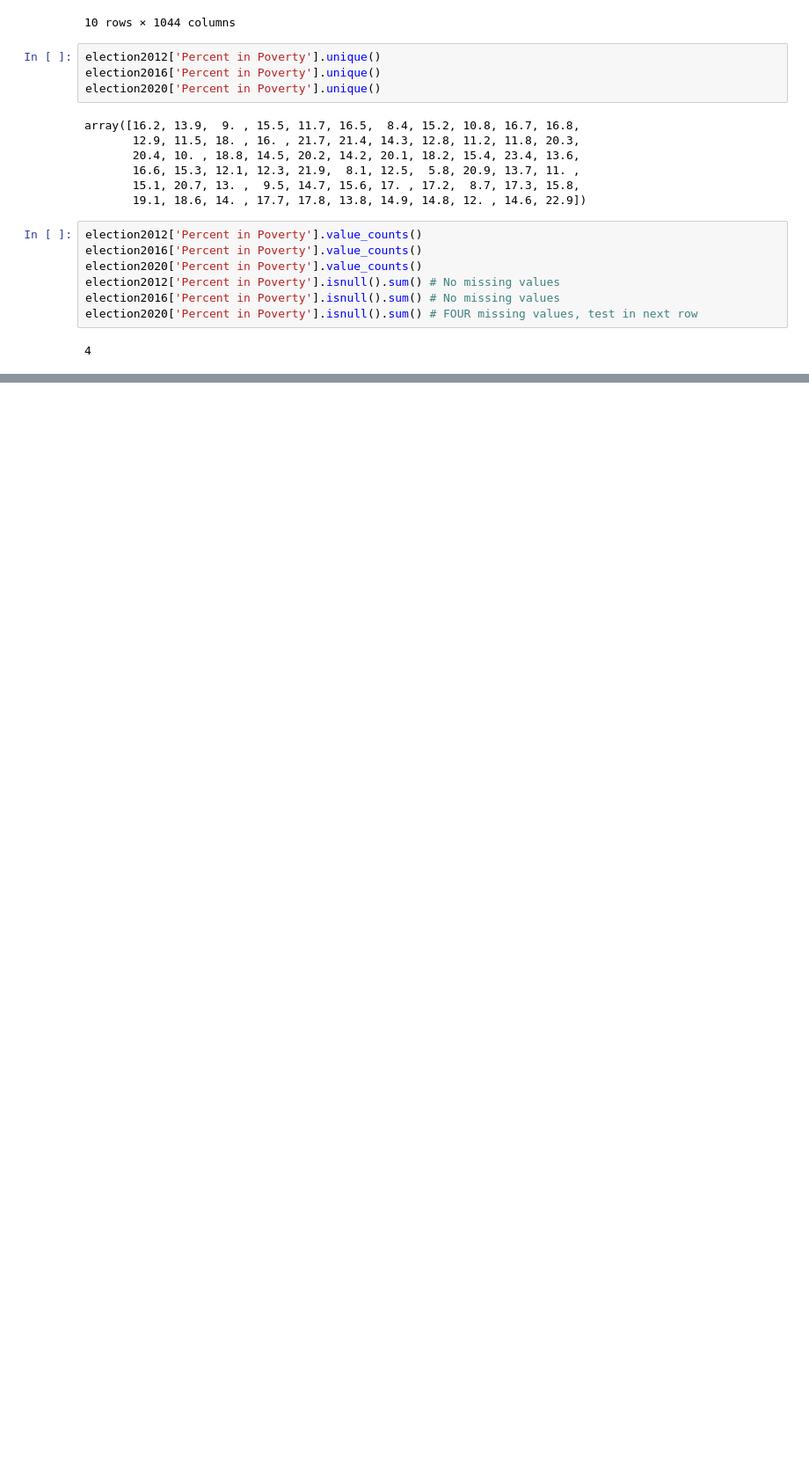
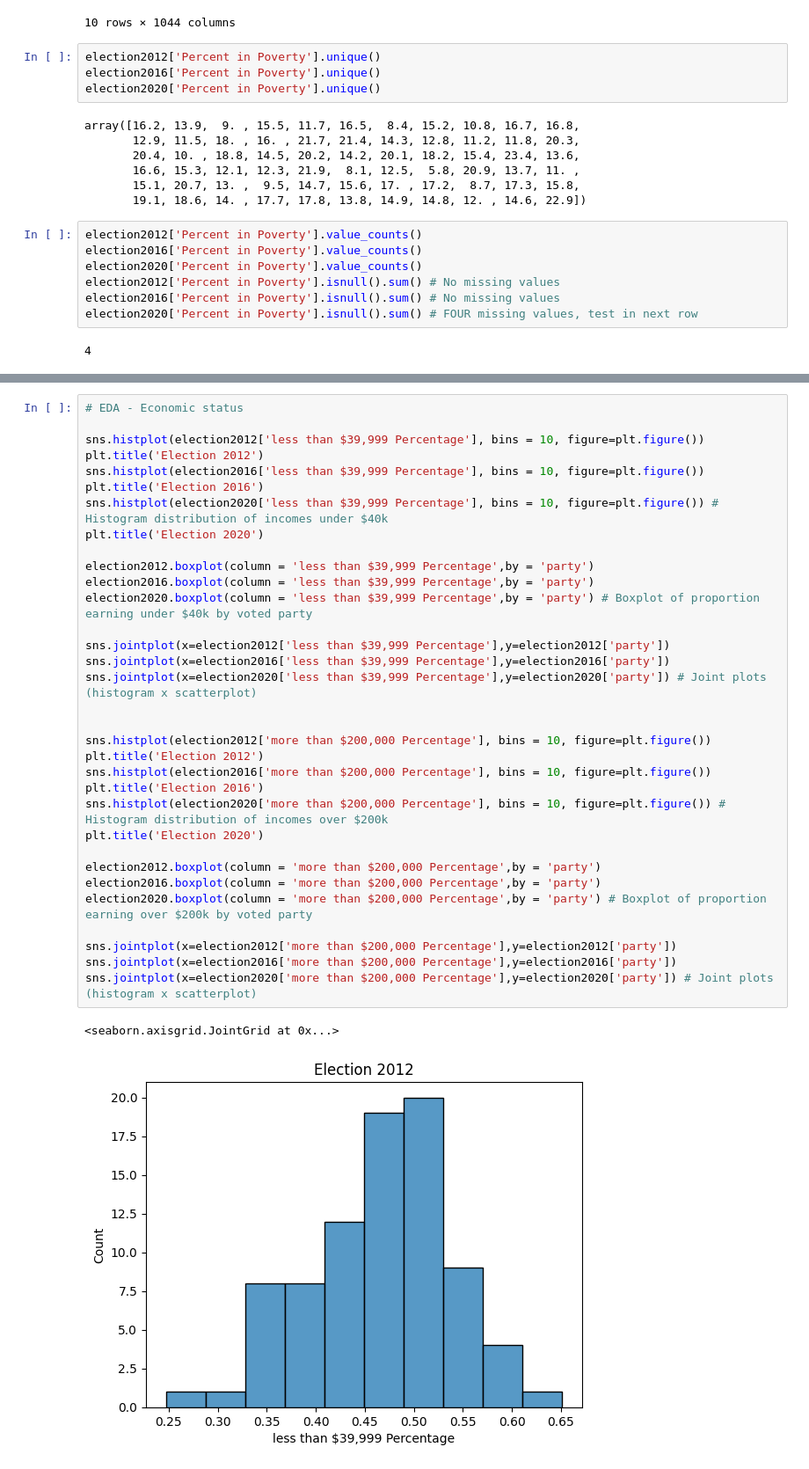
Before and after one commit to vaibhavjha06/ds3001group, a Jupyter notebook: michigan/MI_EDA.ipynb, the cells around one changed output, grey strips where cells are left out. Shown at 88% size. Saved outputs shown, nothing was run; the diff lists cells and outputs as text; blank space fills up the shorter version.

```diff
--- a/michigan/MI_EDA.ipynb
+++ b/michigan/MI_EDA.ipynb
@@ -153,0 +193,36 @@ race.head(20)
+# %%
+# EDA - Economic status
+
+sns.histplot(election2012['less than $39,999 Percentage'], bins = 10, figure=plt.figure())
+plt.title('Election 2012')
+sns.histplot(election2016['less than $39,999 Percentage'], bins = 10, figure=plt.figure())
+plt.title('Election 2016')
+sns.histplot(election2020['less than $39,999 Percentage'], bins = 10, figure=plt.figure()) # Histogram distribution of incomes under $40k
+plt.title('Election 2020')
+
+election2012.boxplot(column = 'less than $39,999 Percentage',by = 'party')
+election2016.boxplot(column = 'less than $39,999 Percentage',by = 'party')
+election2020.boxplot(column = 'less than $39,999 Percentage',by = 'party') # Boxplot of proportion earning under $40k by voted party
+
+sns.jointplot(x=election2012['less than $39,999 Percentage'],y=election2012['party'])
+sns.jointplot(x=election2016['less than $39,999 Percentage'],y=election2016['party'])
+sns.jointplot(x=election2020['less than $39,999 Percentage'],y=election2020['party']) # Joint plots (histogram x scatterplot)
+
+
+sns.histplot(election2012['more than $200,000 Percentage'], bins = 10, figure=plt.figure())
+plt.title('Election 2012')
+sns.histplot(election2016['more than $200,000 Percentage'], bins = 10, figure=plt.figure())
+plt.title('Election 2016')
+sns.histplot(election2020['more than $200,000 Percentage'], bins = 10, figure=plt.figure()) # Histogram distribution of incomes over $200k
+plt.title('Election 2020')
+
+election2012.boxplot(column = 'more than $200,000 Percentage',by = 'party')
+election2016.boxplot(column = 'more than $200,000 Percentage',by = 'party')
+election2020.boxplot(column = 'more than $200,000 Percentage',by = 'party') # Boxplot of proportion earning over $200k by voted party
+
+sns.jointplot(x=election2012['more than $200,000 Percentage'],y=election2012['party'])
+sns.jointplot(x=election2016['more than $200,000 Percentage'],y=election2016['party'])
+sns.jointplot(x=election2020['more than $200,000 Percentage'],y=election2020['party']) # Joint plots (histogram x scatterplot)
+# %% [output]
+<seaborn.axisgrid.JointGrid at 0x...>
+[figure, added]
```
Also changed, not shown: parts of 9 cells of this notebook.
